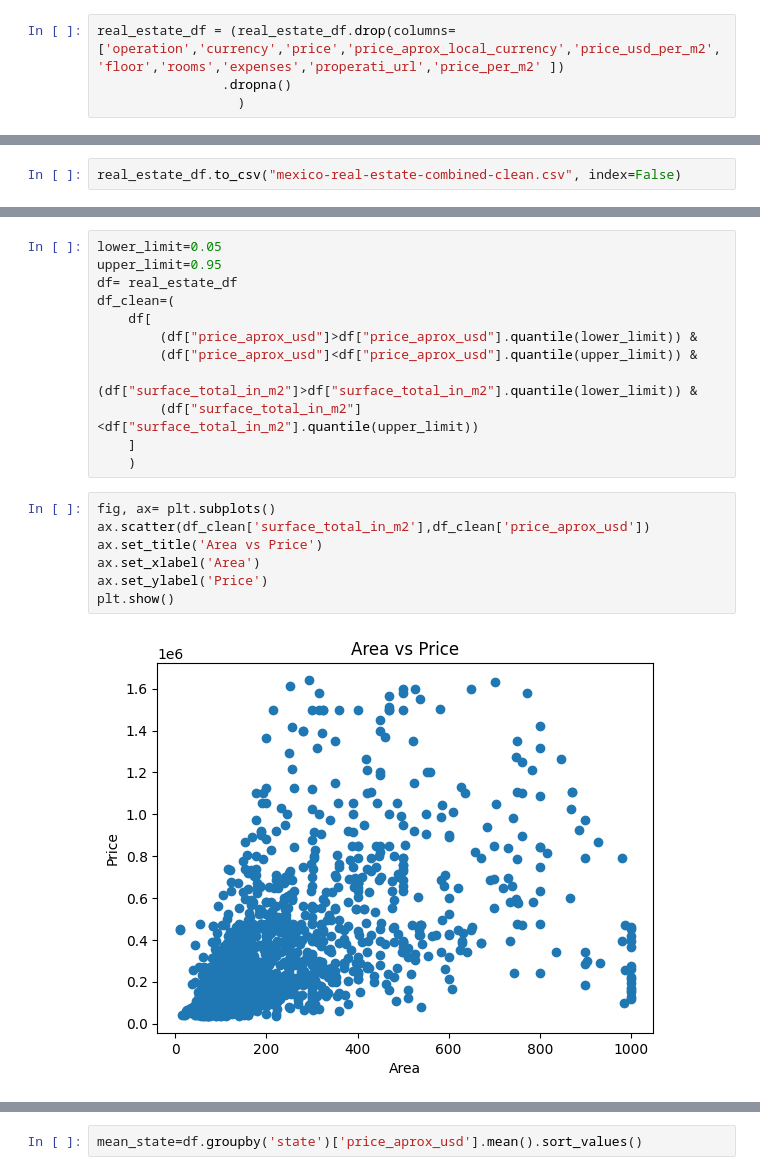
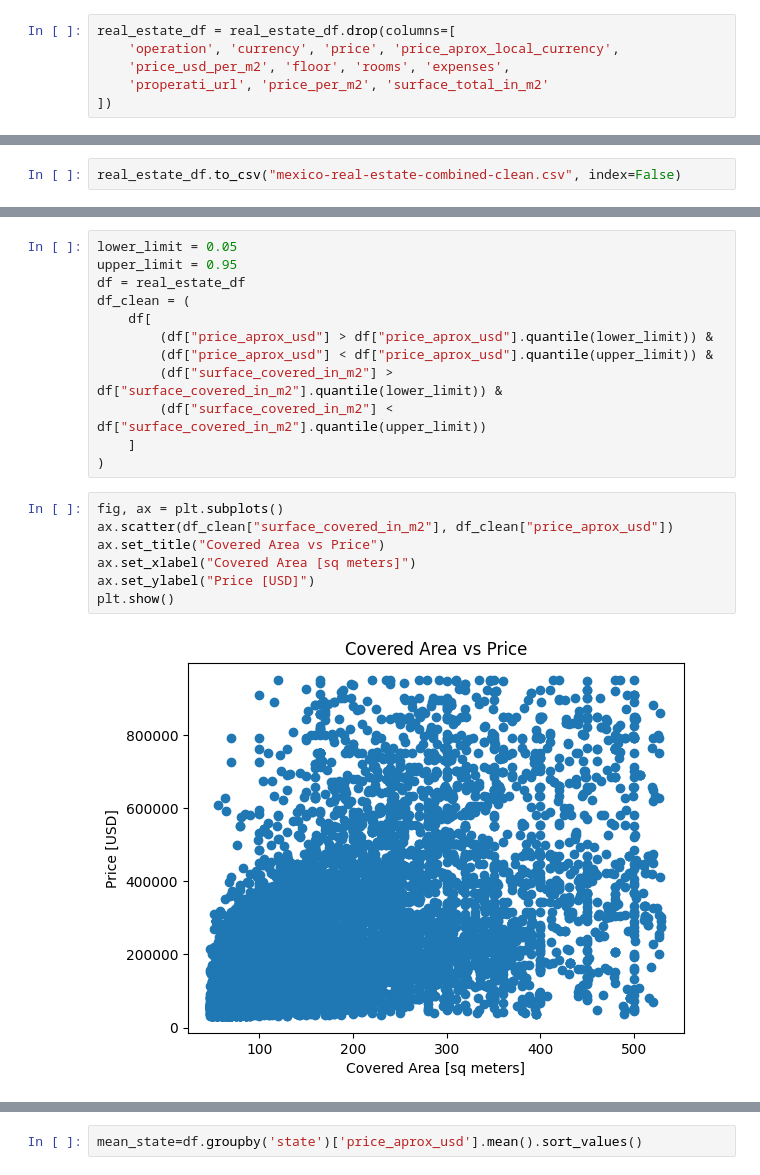
Before and after one commit to LiquidMercury-tech/Mexico-city-real-estate, a Jupyter notebook: real-estate.ipynb, the cells around one changed output, grey strips where cells are left out. Saved outputs shown, nothing was run; the diff lists cells and outputs as text.

```diff
--- a/real-estate.ipynb
+++ b/real-estate.ipynb
@@ -107,6 +120,8 @@ properati_url                    0
 dtype: int64
 # %%
-real_estate_df = (real_estate_df.drop(columns=['operation','currency','price','price_aprox_local_currency','price_usd_per_m2','floor','rooms','expenses','properati_url','price_per_m2' ])
-                .dropna()
-                  )
+real_estate_df = real_estate_df.drop(columns=[
+    'operation', 'currency', 'price', 'price_aprox_local_currency',
+    'price_usd_per_m2', 'floor', 'rooms', 'expenses',
+    'properati_url', 'price_per_m2', 'surface_total_in_m2'
+])
 # %%
@@ -182,23 +203,23 @@ Text(0.5, 0, 'Price of usd in 10000000')
 # %%
-lower_limit=0.05
-upper_limit=0.95
-df= real_estate_df
-df_clean=(
+lower_limit = 0.05
+upper_limit = 0.95
+df = real_estate_df
+df_clean = (
     df[
-        (df["price_aprox_usd"]>df["price_aprox_usd"].quantile(lower_limit)) &
-        (df["price_aprox_usd"]<df["price_aprox_usd"].quantile(upper_limit)) &
-        (df["surface_total_in_m2"]>df["surface_total_in_m2"].quantile(lower_limit)) &
-        (df["surface_total_in_m2"]<df["surface_total_in_m2"].quantile(upper_limit))
+        (df["price_aprox_usd"] > df["price_aprox_usd"].quantile(lower_limit)) &
+        (df["price_aprox_usd"] < df["price_aprox_usd"].quantile(upper_limit)) &
+        (df["surface_covered_in_m2"] > df["surface_covered_in_m2"].quantile(lower_limit)) &
+        (df["surface_covered_in_m2"] < df["surface_covered_in_m2"].quantile(upper_limit))
     ]
-    )
+)
 # %%
-fig, ax= plt.subplots()
-ax.scatter(df_clean['surface_total_in_m2'],df_clean['price_aprox_usd'])
-ax.set_title('Area vs Price')
-ax.set_xlabel('Area')
-ax.set_ylabel('Price')
+fig, ax = plt.subplots()
+ax.scatter(df_clean["surface_covered_in_m2"], df_clean["price_aprox_usd"])
+ax.set_title("Covered Area vs Price")
+ax.set_xlabel("Covered Area [sq meters]")
+ax.set_ylabel("Price [USD]")
 plt.show()
 # %% [output]
-[figure, old version]
+[figure, new version]
 # %%
 import seaborn as sns
```
Also changed, not shown: parts of 31 cells of this notebook, 2 other files.
